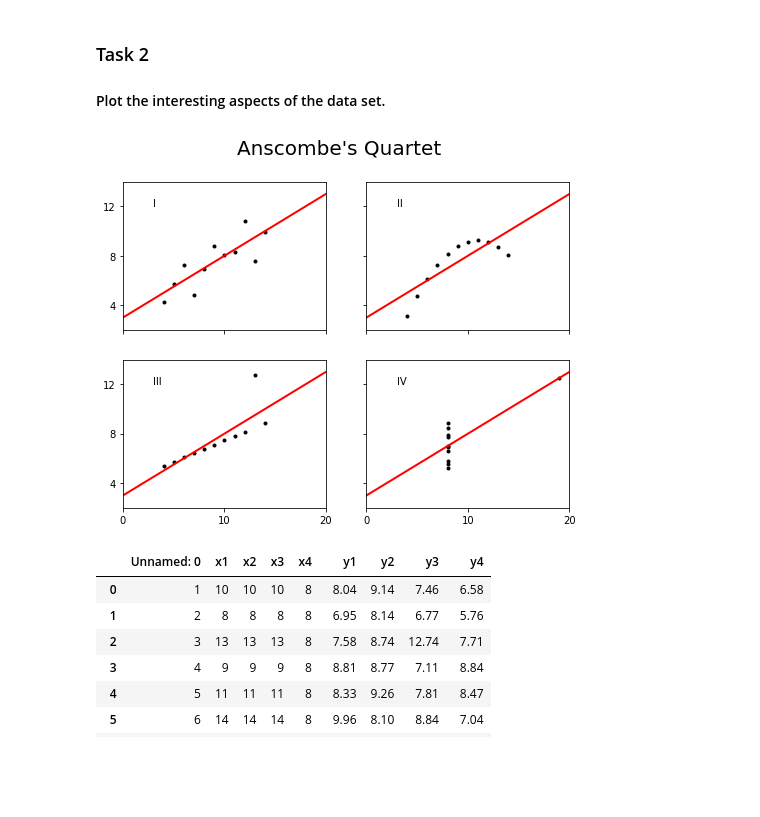
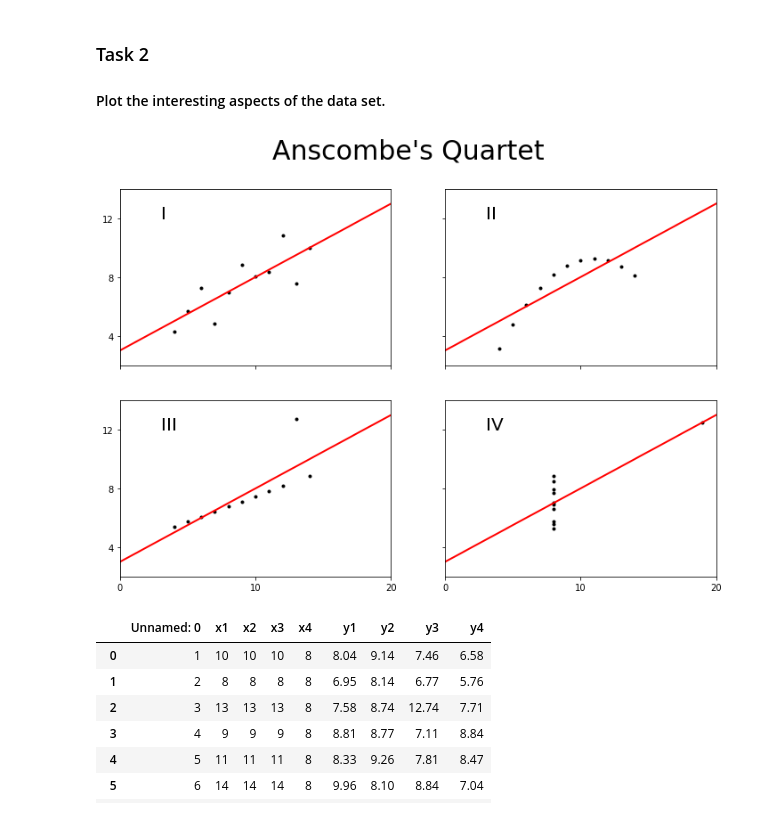
Before and after one commit to SimonMcLain/Fundaments-of-Data-Analysis---Practicals, a Jupyter notebook: Fundamentals-of-Data-Analysis-Practical.ipynb, the cells around one changed output. Saved outputs shown, nothing was run; the diff lists cells and outputs as text; code cells hidden in the pictures; blank space fills up the shorter version.

```diff
--- a/Fundamentals-of-Data-Analysis-Practical.ipynb
+++ b/Fundamentals-of-Data-Analysis-Practical.ipynb
@@ -46,8 +46,9 @@ Advanced mathematical and staticial knowledge is required to reproduce datasets
 import matplotlib.pyplot as plt
 import pandas as pd
 import numpy as np
-# This just sets the default plot size to be bigger.
-plt.rcParams['figure.figsize'] = (8, 6)
+# %%
+# This just sets the default plot size to be bigger.
+plt.rcParams['figure.figsize'] = (12, 8)
 # %%
 # load the data set as df, if necessary substitute the path below to connect with your own dataset
 df = pd.read_csv("anscombe (1).csv")
@@ -75,39 +76,39 @@ plt.subplot(2, 2, 1)
 # plot the first of the quartets with a fit line
 plt.plot(x1, y1, 'k.', xfit, fit(xfit), 'r-', lw=2)
 # set the scale for the axis
 plt.axis([2, 20, 2, 14])
 # label the tick marks axis scale
 plt.setp(plt.gca(), xticklabels=[], yticks=(4, 8, 12), xticks=(0, 10, 20))
 # label the subplot
-plt.text(3, 12, 'I', fontsize=10)
+plt.text(3, 12, 'I', fontsize=20)
 
 plt.subplot(2, 2, 2)
 plt.plot(x3, y2, 'k.', xfit, fit(xfit), 'r-', lw=2)
 plt.axis([2, 20, 2, 14])
 plt.setp(plt.gca(), xticks=(0, 10, 20), xticklabels=[],
          yticks=(4, 8, 12), yticklabels=[], )
-plt.text(3, 12, 'II', fontsize=10)
+plt.text(3, 12, 'II', fontsize=20)
 
 plt.subplot(2, 2, 3)
 plt.plot(x3, y3, 'k.', xfit, fit(xfit), 'r-', lw=2)
 plt.axis([2, 20, 2, 14])
-plt.text(3, 12, 'III', fontsize=10)
+plt.text(3, 12, 'III', fontsize=20)
 plt.setp(plt.gca(), yticks=(4, 8, 12), xticks=(0, 10, 20))
 
 plt.subplot(2, 2, 4)
 plt.plot(x4, y4, 'k.', xfit, fit(xfit), 'r-', lw=2)
 plt.axis([2, 20, 2, 14])
 plt.setp(plt.gca(), yticklabels=[], yticks=(4, 8, 12), xticks=(0, 10, 20))
-plt.text(3, 12, "IV", fontsize=10)
+plt.text(3, 12, "IV", fontsize=20)
 
 # create an overall label for the charts
-plt.suptitle("Anscombe's Quartet", fontsize=20)
+plt.suptitle("Anscombe's Quartet", fontsize=30)
 
 plt.show()
 
 # Based on code adapted from https://matplotlib.org/gallery/specialty_plots/anscombe.html
 # %% [output]
-[figure, old version]
+[figure, new version]
 # %%
 # Display the dataset
 df
```
Also changed, not shown: parts of 1 cell of this notebook, 1 other file.
